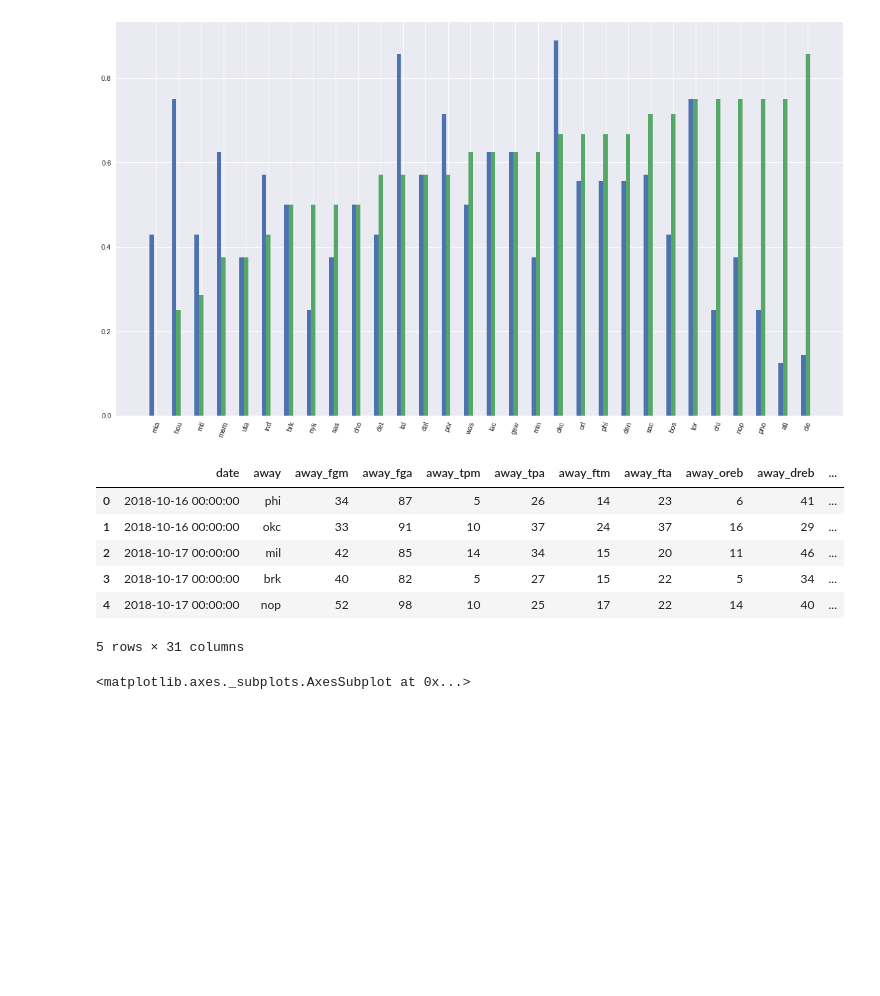
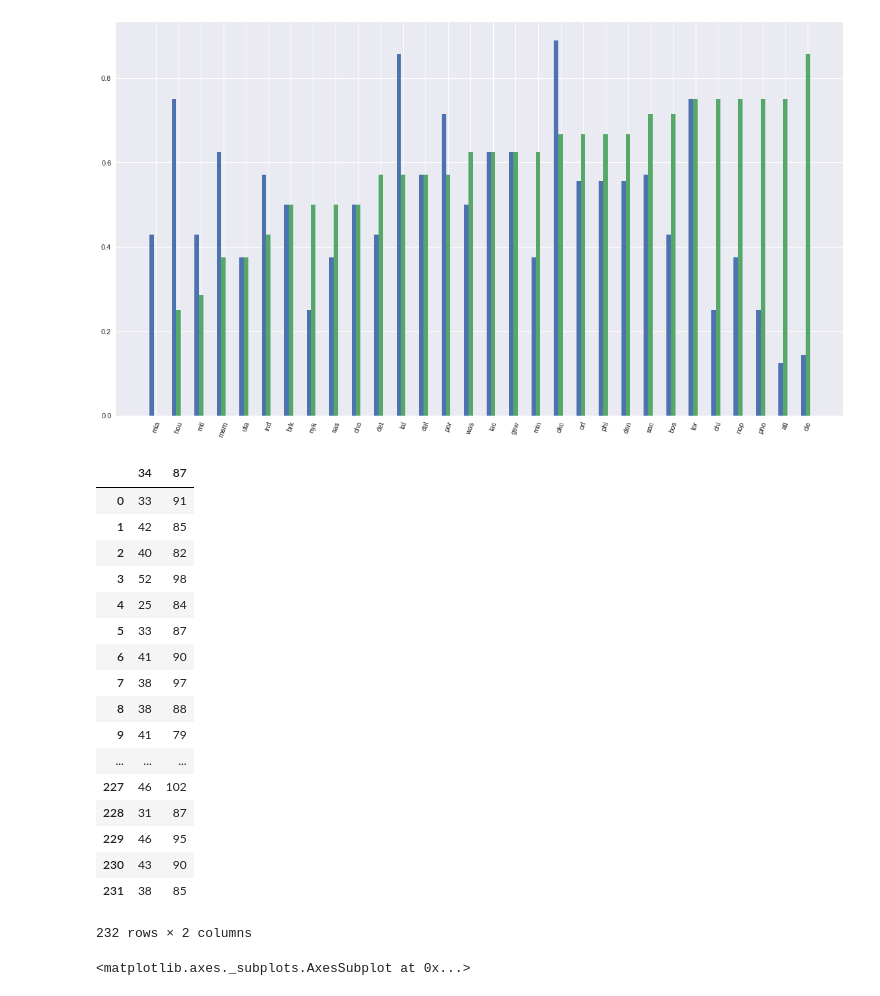
Before and after one commit to laimis/gamepredictions, a Jupyter notebook: train_model.ipynb, the cells around one changed output. Cells and saved outputs as stored; diff of their text form; code cells hidden in the pictures; blank space fills up the shorter version.

```diff
--- a/train_model.ipynb
+++ b/train_model.ipynb
@@ -137,18 +155,31 @@ plt.show()
 # %%
 result_file = "input\\nba\\2018.csv"
 
 _, stats = importer.generate_output_and_stats(2018, result_file)
 
 results = pd.read_csv(result_file)
 results.head()
+
+results[["34", "87"]]
 # %% [output]
-|  | date | away | away_fgm | away_fga | away_tpm | away_tpa | away_ftm | away_fta | away_oreb | away_dreb | ... |
-| 0 | 2018-10-16 00:00:00 | phi | 34 | 87 | 5 | 26 | 14 | 23 | 6 | 41 | ... |
-| 1 | 2018-10-16 00:00:00 | okc | 33 | 91 | 10 | 37 | 24 | 37 | 16 | 29 | ... |
-| 2 | 2018-10-17 00:00:00 | mil | 42 | 85 | 14 | 34 | 15 | 20 | 11 | 46 | ... |
-| 3 | 2018-10-17 00:00:00 | brk | 40 | 82 | 5 | 27 | 15 | 22 | 5 | 34 | ... |
-| 4 | 2018-10-17 00:00:00 | nop | 52 | 98 | 10 | 25 | 17 | 22 | 14 | 40 | ... |
+|  | 34 | 87 |
+| 0 | 33 | 91 |
+| 1 | 42 | 85 |
+| 2 | 40 | 82 |
+| 3 | 52 | 98 |
+| 4 | 25 | 84 |
+| 5 | 33 | 87 |
+| 6 | 41 | 90 |
+| 7 | 38 | 97 |
+| 8 | 38 | 88 |
+| 9 | 41 | 79 |
+| ... | ... | ... |
+| 227 | 46 | 102 |
+| 228 | 31 | 87 |
+| 229 | 46 | 95 |
+| 230 | 43 | 90 |
+| 231 | 38 | 85 |
-5 rows × 31 columns
+232 rows × 2 columns
 # %%
 sns.distplot(results['away_points'], bins=10, kde=False, color="blue")
 # %% [output]
```
Also changed, not shown: parts of 3 cells of this notebook, 4 other files.
